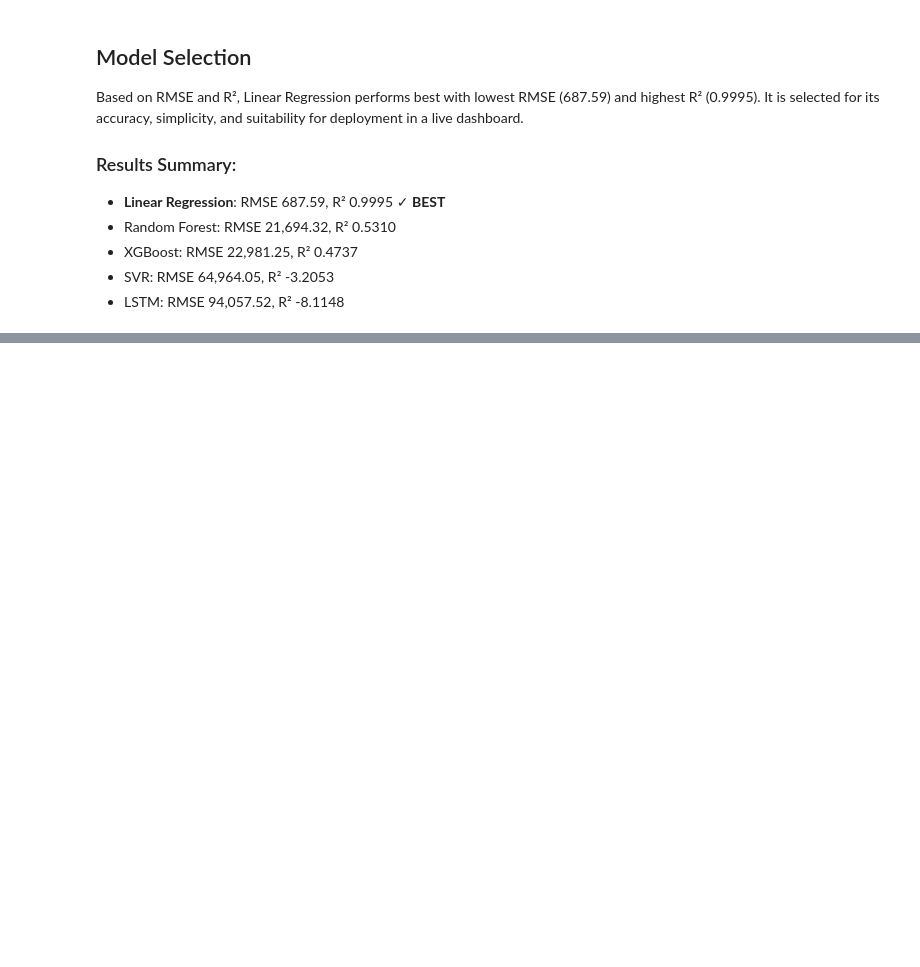
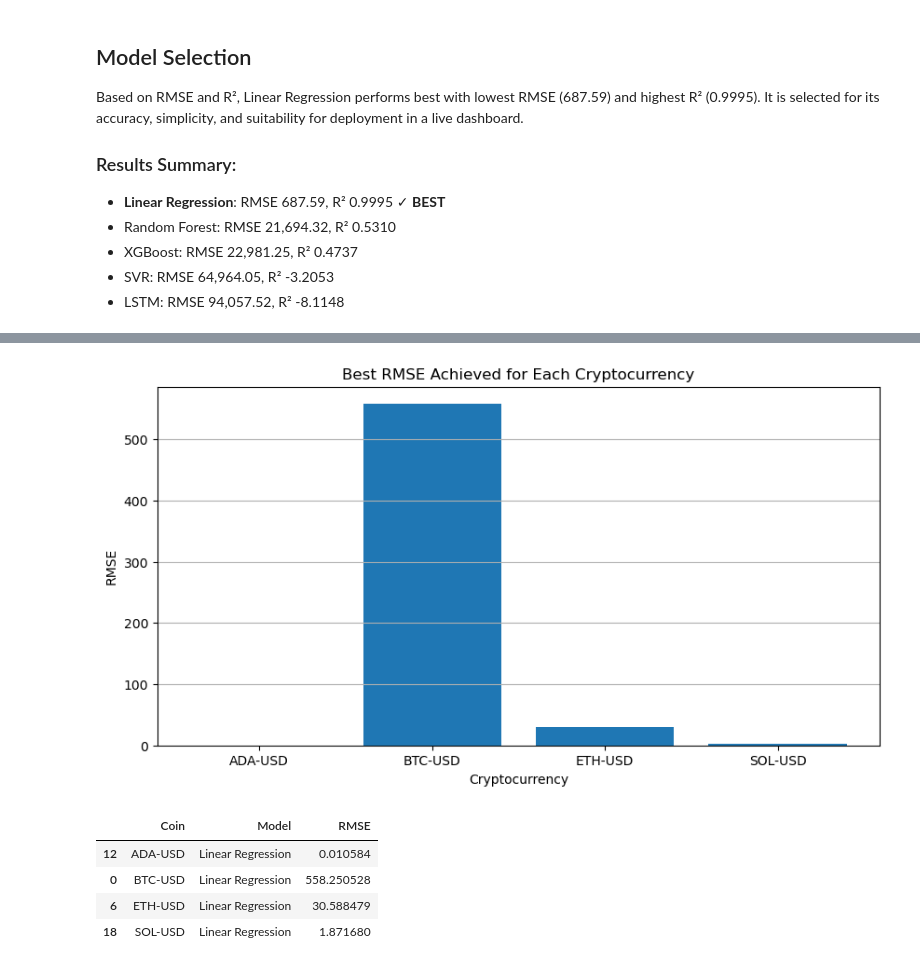
Before and after one commit to Shyam-Gopal-Shrestha/Cryptocurrency-price-prediction, a Jupyter notebook: notebooks/model_comparison.ipynb, the cells around one changed output, grey strips where cells are left out. Drawn from its saved outputs; the diff is of its cells as text; code cells hidden in the pictures; blank space fills up the shorter version.

```diff
--- a/notebooks/model_comparison.ipynb
+++ b/notebooks/model_comparison.ipynb
@@ -101,0 +539,3 @@ Based on RMSE and R², Linear Regression performs best with lowest RMSE (687.59)
+# %%
+results_df = pd.DataFrame(all_results)
+results_df
@@ -101,0 +560,3 @@ Based on RMSE and R², Linear Regression performs best with lowest RMSE (687.59)
+# %%
+results_df = results_df.sort_values(by=["Coin", "RMSE"])
+results_df
@@ -101,0 +657,18 @@ Based on RMSE and R², Linear Regression performs best with lowest RMSE (687.59)
+# %%
+plt.figure(figsize=(10, 5))
+best_rmse_df = results_df.loc[results_df.groupby("Coin")["RMSE"].idxmin()][["Coin", "Model", "RMSE"]]
+plt.bar(best_rmse_df["Coin"], best_rmse_df["RMSE"])
+plt.title("Best RMSE Achieved for Each Cryptocurrency")
+plt.xlabel("Cryptocurrency")
+plt.ylabel("RMSE")
+plt.grid(axis="y")
+plt.show()
+
+best_rmse_df
+# %% [output]
+[figure, added]
+|  | Coin | Model | RMSE |
+| 12 | ADA-USD | Linear Regression | 0.010584 |
+| 0 | BTC-USD | Linear Regression | 558.250528 |
+| 6 | ETH-USD | Linear Regression | 30.588479 |
+| 18 | SOL-USD | Linear Regression | 1.871680 |
```
Also changed, not shown: parts of 24 cells of this notebook, 17 other files.
